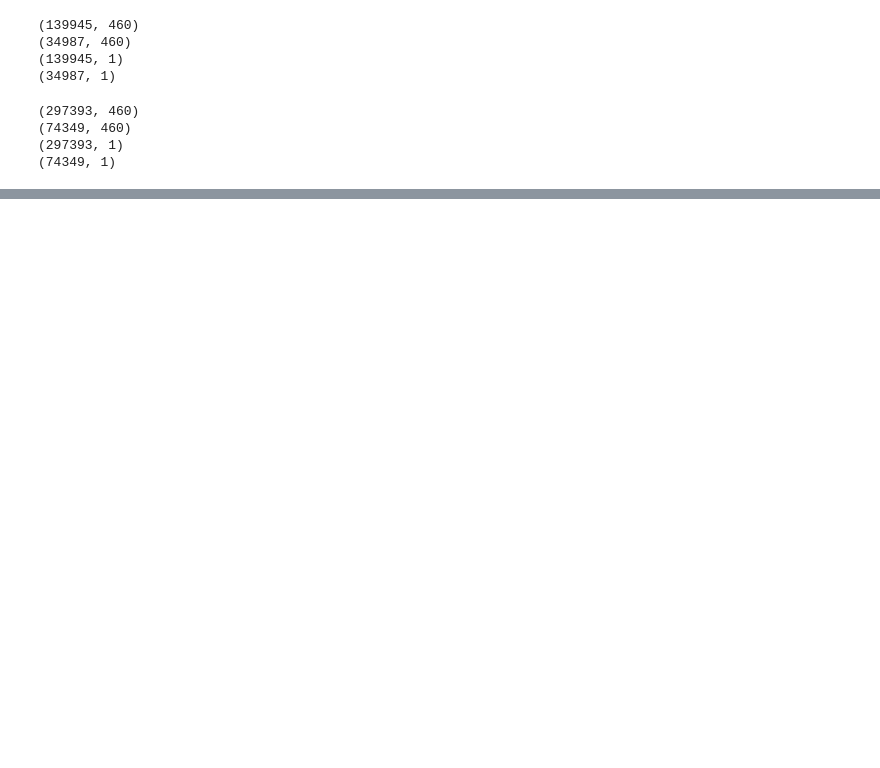
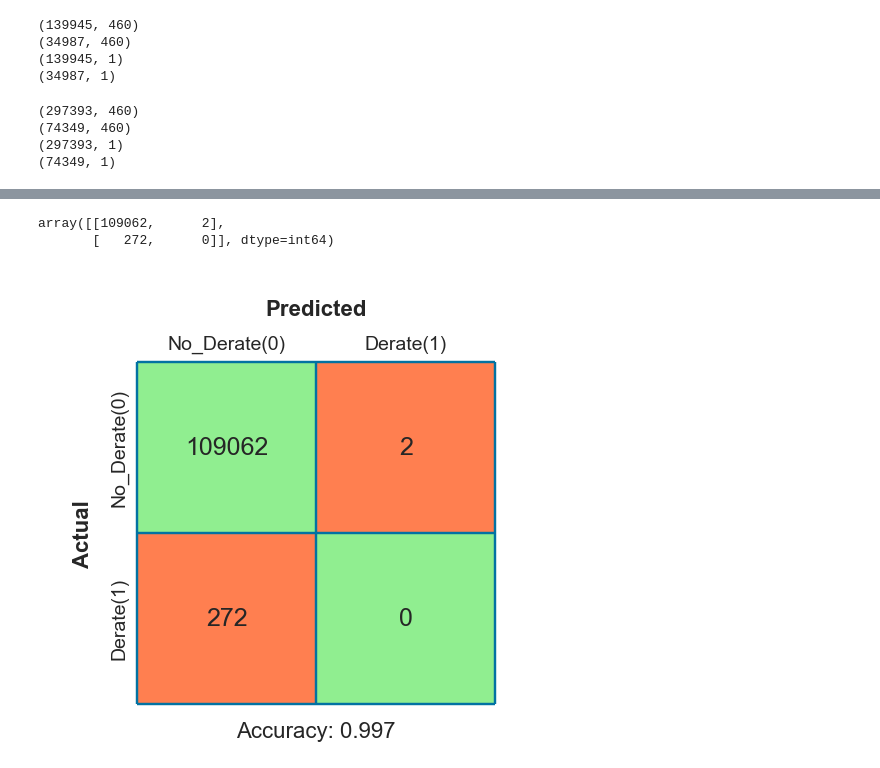
Before and after one commit to nss-data-science-cohort-6/big_g_express-elden_ring, a Jupyter notebook: notebooks/Untitled.ipynb, the cells around one changed output, grey strips where cells are left out. Saved outputs shown, nothing was run; the diff lists cells and outputs as text; code cells hidden in the pictures; blank space fills up the shorter version.

```diff
--- a/notebooks/Untitled.ipynb
+++ b/notebooks/Untitled.ipynb
@@ -278,0 +278,7 @@ ValueError: could not convert string to float: 'Abnormal Update Rate Tire Locati
+# %%
+chosen_cl = ['RecordID', 'spn', 'fmi', 'AcceleratorPedal', 'BarometricPressure', 'CruiseControlSetSpeed', 'DistanceLtd',
+ 'EngineCoolantTemperature', 'EngineLoad', 'EngineOilPressure', 'EngineOilTemperature', 'EngineRpm',
+ 'EngineTimeLtd', 'FuelLevel', 'FuelLtd', 'FuelRate', 'FuelTemperature', 'IntakeManifoldTemperature',
+ 'LampStatus', 'ServiceDistance', 'Speed', 'SwitchedBatteryVoltage', 'Throttle', 'TurboBoostPressure',
+  'spn_fmi'
+]
@@ -278,0 +289,3 @@ ValueError: could not convert string to float: 'Abnormal Update Rate Tire Locati
+# %%
+X_train1_short = X_train1[chosen_cl]
+X_train1_short.shape #(437338, 28)
@@ -278,0 +294,3 @@ ValueError: could not convert string to float: 'Abnormal Update Rate Tire Locati
+# %%
+X_test1_short = X_test1[chosen_cl]
+X_test1_short.shape #(109336, 28)
@@ -308,0 +333,10 @@ could not convert string to float: 'Abnormal Update Rate Tire Location'
+# %%
+#from sklearn.impute import SimpleImputer
+#step1
+logReg_scaler = Pipeline(
+    steps = [
+        ('impute', SimpleImputer()), #fills average of the column if there are NaN missing values
+        ('scaler', StandardScaler()),
+        ('log_reg', LogisticRegression(C = 0.01)) #started from 0.01, 0,001,
+    ]
+).fit(X_train1_short, y_train1['target'])
@@ -308,0 +381,11 @@ could not convert string to float: 'Abnormal Update Rate Tire Location'
+# %%
+#step6 confusion matrix
+confusion_matrix(y_test1['target'], logReg_scaler.predict(X_test1_short))
+# %% [output]
+array([[109062,      2],
+       [   272,      0]], dtype=int64)
+# %%
+##step7 plotting matrix
+plot_confusion_matrix(y_test1['target'], logReg_scaler.predict(X_test1_short), labels = ['No_Derate(0)', 'Derate'], metric = 'accuracy');
+# %% [output]
+[figure, added]
```
Also changed, not shown: parts of 44 cells of this notebook.
